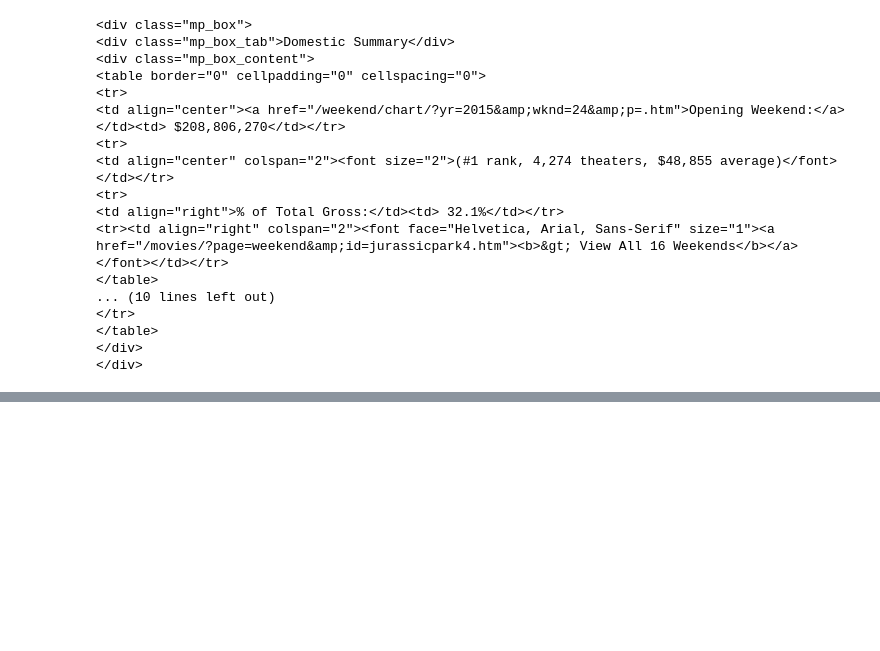
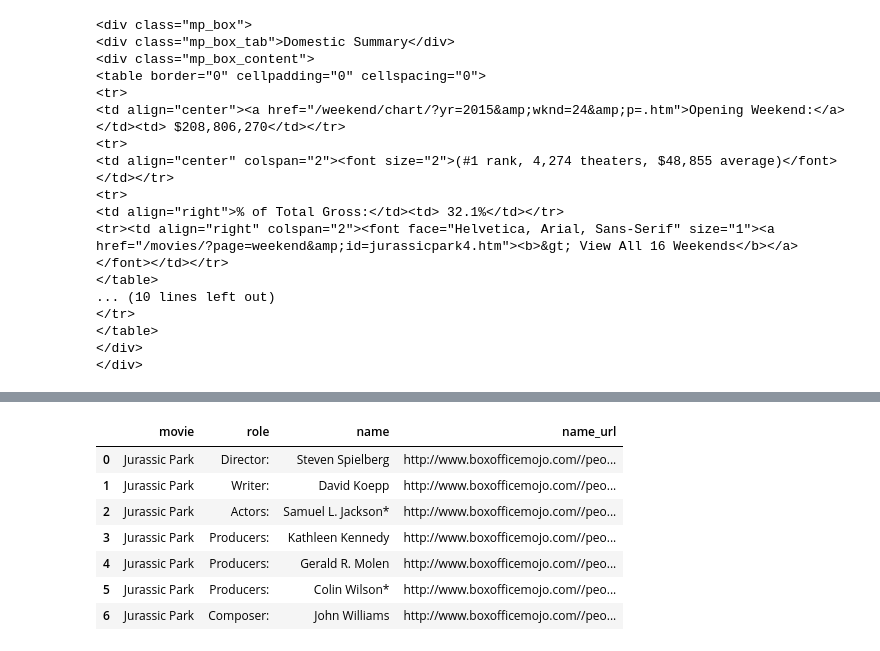
Before and after one commit to johnmwalters/Project_Luther, a Jupyter notebook: jw_webscrape.ipynb, the cells around one changed output, grey strips where cells are left out. Cells and saved outputs as stored; diff of their text form; code cells hidden in the pictures; blank space fills up the shorter version.

```diff
--- a/jw_webscrape.ipynb
+++ b/jw_webscrape.ipynb
@@ -120 +318,12 @@ temp
+# %%
+jp_movies
+# %% [output]
+|  | movie | role | name | name_url |
+| 0 | Jurassic Park | Director: | Steven Spielberg | http://www.boxofficemojo.com//peo... |
+| 1 | Jurassic Park | Writer: | David Koepp | http://www.boxofficemojo.com//peo... |
+| 2 | Jurassic Park | Actors: | Samuel L. Jackson* | http://www.boxofficemojo.com//peo... |
+| 3 | Jurassic Park | Producers: | Kathleen Kennedy | http://www.boxofficemojo.com//peo... |
+| 4 | Jurassic Park | Producers: | Gerald R. Molen | http://www.boxofficemojo.com//peo... |
+| 5 | Jurassic Park | Producers: | Colin Wilson* | http://www.boxofficemojo.com//peo... |
+| 6 | Jurassic Park | Composer: | John Williams | http://www.boxofficemojo.com//peo... |
 # %%
```
Also changed, not shown: parts of 19 cells of this notebook.
